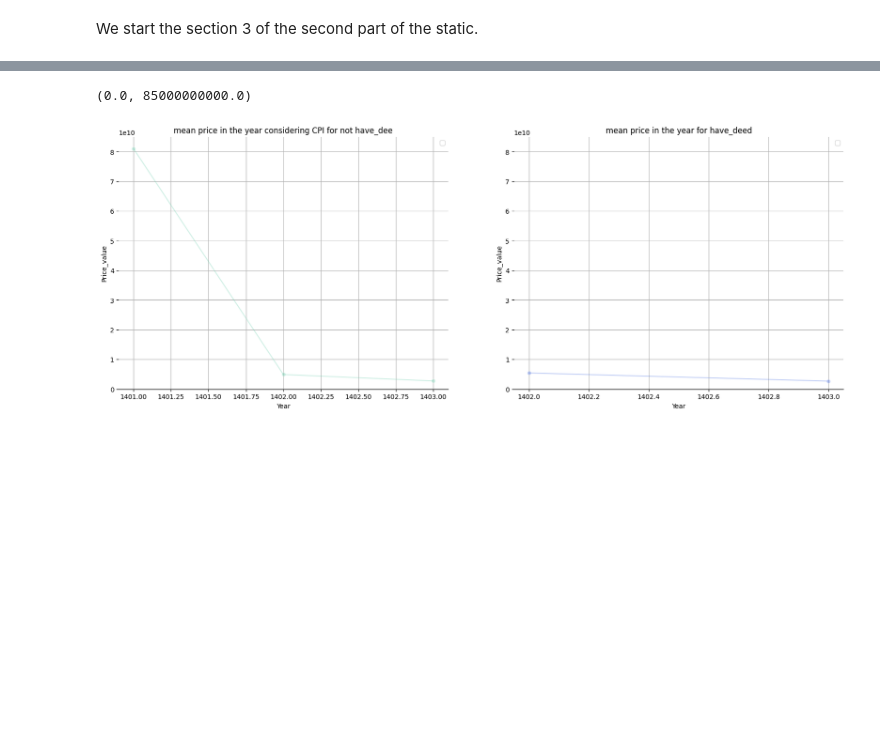
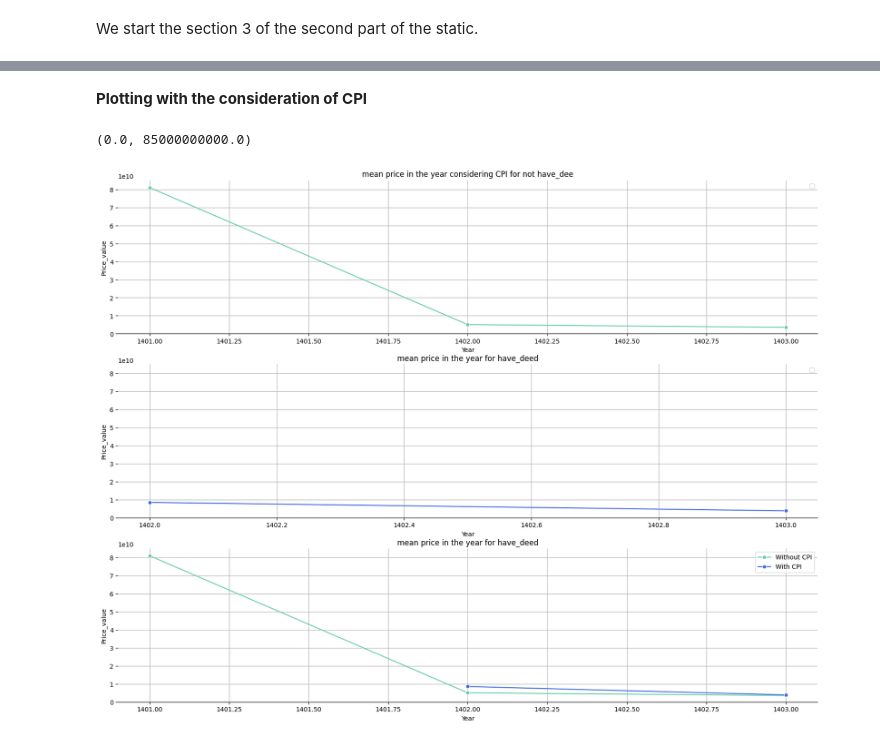
Before and after one commit to AmirrezaNasiri85/Artificial-Inteligance-Boot-Camp, a Jupyter notebook: ProjectOne.ipynb, the cells around one changed output, grey strips where cells are left out. Cells and saved outputs as stored; diff of their text form; code cells hidden in the pictures; blank space fills up the shorter version.

```diff
--- a/ProjectOne.ipynb
+++ b/ProjectOne.ipynb
@@ -412,9 +388,19 @@ data_frame_3 = data_frame.copy()
 data_frame_3 = data_frame_3[["has_business_deed", "price_value", "city_slug", "created_at_month"]]
 data_frame_3 = data_frame_3.dropna(subset=["city_slug"])
 
+def remove_outliers_iqr_price_value(group):
+    q1 = group["price_value"].quantile(0.25)
+    q3 = group["price_value"].quantile(0.75)
+    iqr = q3 - q1
+
+    lower_bound = q1 - 1.5 * iqr
+    upper_bound = q3 + 1.5 * iqr
+
+    mask = (group["price_value"] >= lower_bound) & (group["price_value"] <= upper_bound)
+    return group[mask]
+
 # Some operations to fill the Nan values of the price_value and removing the outliers.
 data_frame_3 = trun_grogorian_solar_year.transform(data_frame_3)
-data_frame_3 = fill_price_value.transform(data_frame_3)
 data_frame_3 = data_frame_3.dropna(subset=["city_slug", "price_value"]).groupby(
         ["city_slug", "Year"], group_keys=False
     ).apply(remove_outliers_iqr_price_value)
@@ -479,5 +474,7 @@ have_deed
+# %% [markdown]
+**Plotting with the consideration of CPI**
 # %%
-figure , axes = plt.subplots(1, 2, figsize=(20, 7))
+figure , axes = plt.subplots(3, 1, figsize=(20, 15))
 
 sns.lineplot(
     x=not_have_deed.index,
@@ -485,7 +482,6 @@ sns.lineplot(
     color="mediumaquamarine",
     marker='o',
     ax = axes[0],
-    alpha=0.3
 )
 
 sns.lineplot(
@@ -494,33 +490,60 @@ sns.lineplot(
     color="royalblue",
     marker='o',
     ax = axes[1],
-    alpha=0.3
+)
+
+sns.lineplot(
+    x=not_have_deed.index,
+    y=not_have_deed["price_value"],
+    color="mediumaquamarine",
+    marker='o',
+    ax = axes[2],
+    label="Without CPI"
+)
+
+sns.lineplot(
+    x=have_deed.index,
+    y=have_deed["price_value"],
+    color="royalblue",
+    marker='o',
+    ax = axes[2],
+    label="With CPI"
 )
 
 axes[0].spines["top"].set_visible(False)
 axes[0].spines["left"].set_visible(False)
 axes[0].spines["right"].set_visible(False)
 axes[0].set_xlabel("Year")
 axes[0].set_ylabel("Price_value")
 axes[0].set_title("mean price in the year considering CPI for not have_dee")
 axes[0].grid()
 axes[0].legend()
 
 
 axes[1].spines["top"].set_visible(False)
 axes[1].spines["left"].set_visible(False)
 axes[1].spines["right"].set_visible(False)
 axes[1].set_xlabel("Year")
 axes[1].set_ylabel("Price_value")
 axes[1].set_title("mean price in the year for have_deed")
 axes[1].grid()
 axes[1].legend()
 
+axes[2].spines["top"].set_visible(False)
+axes[2].spines["left"].set_visible(False)
+axes[2].spines["right"].set_visible(False)
+axes[2].set_xlabel("Year")
+axes[2].set_ylabel("Price_value")
+axes[2].set_title("mean price in the year for have_deed")
+axes[2].grid()
+axes[2].legend()
+
 # This limitation make them comparable in the plots.
 max_y = 8.5e10
 
 axes[0].set_ylim(0, max_y)
 axes[1].set_ylim(0, max_y)
+axes[2].set_ylim(0, max_y)
 # %% [output]
 (0.0, 85000000000.0)
-[figure, old version]
+[figure, new version]
```
Also changed, not shown: parts of 40 cells of this notebook.
